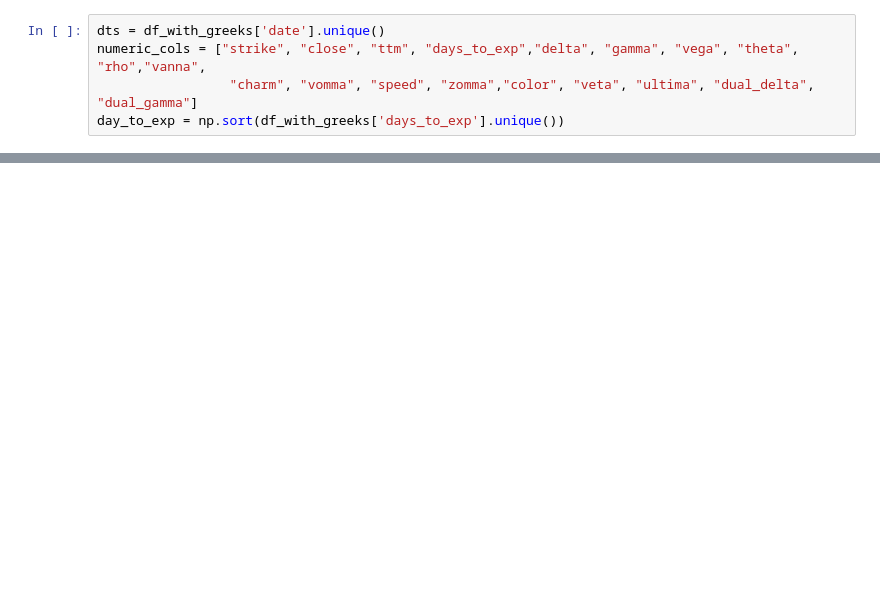
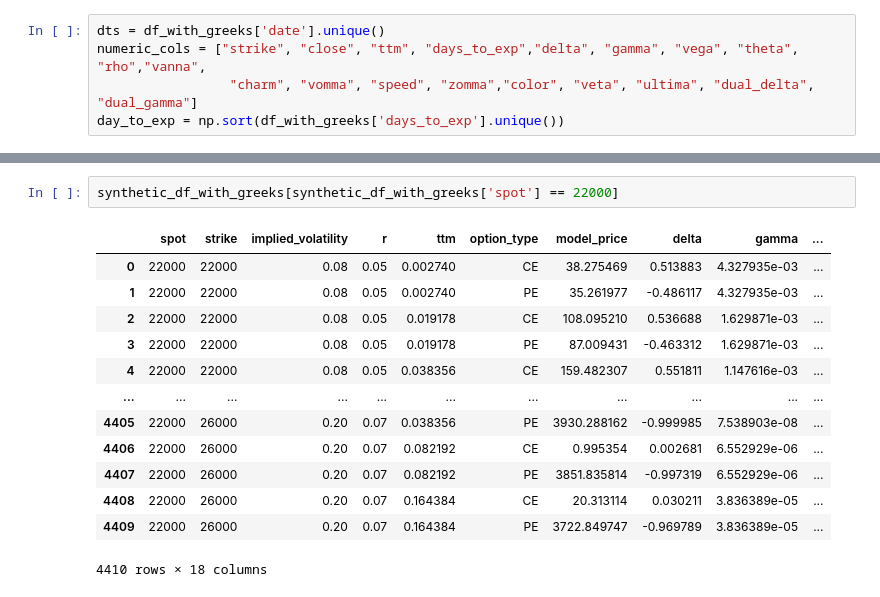
Before and after one commit to akhil-cv/IE612, a Jupyter notebook: Sensi.ipynb, the cells around one changed output, grey strips where cells are left out. Cells and saved outputs as stored; diff of their text form; blank space fills up the shorter version.

```diff
--- a/Sensi.ipynb
+++ b/Sensi.ipynb
@@ -261,0 +623,16 @@ plt.show()
+# %%
+synthetic_df_with_greeks[synthetic_df_with_greeks['spot'] == 22000]
+# %% [output]
+|  | spot | strike | implied_volatility | r | ttm | option_type | model_price | delta | gamma | ... |
+| 0 | 22000 | 22000 | 0.08 | 0.05 | 0.002740 | CE | 38.275469 | 0.513883 | 4.327935e-03 | ... |
+| 1 | 22000 | 22000 | 0.08 | 0.05 | 0.002740 | PE | 35.261977 | -0.486117 | 4.327935e-03 | ... |
+| 2 | 22000 | 22000 | 0.08 | 0.05 | 0.019178 | CE | 108.095210 | 0.536688 | 1.629871e-03 | ... |
+| 3 | 22000 | 22000 | 0.08 | 0.05 | 0.019178 | PE | 87.009431 | -0.463312 | 1.629871e-03 | ... |
+| 4 | 22000 | 22000 | 0.08 | 0.05 | 0.038356 | CE | 159.482307 | 0.551811 | 1.147616e-03 | ... |
+| ... | ... | ... | ... | ... | ... | ... | ... | ... | ... | ... |
+| 4405 | 22000 | 26000 | 0.20 | 0.07 | 0.038356 | PE | 3930.288162 | -0.999985 | 7.538903e-08 | ... |
+| 4406 | 22000 | 26000 | 0.20 | 0.07 | 0.082192 | CE | 0.995354 | 0.002681 | 6.552929e-06 | ... |
+| 4407 | 22000 | 26000 | 0.20 | 0.07 | 0.082192 | PE | 3851.835814 | -0.997319 | 6.552929e-06 | ... |
+| 4408 | 22000 | 26000 | 0.20 | 0.07 | 0.164384 | CE | 20.313114 | 0.030211 | 3.836389e-05 | ... |
+| 4409 | 22000 | 26000 | 0.20 | 0.07 | 0.164384 | PE | 3722.849747 | -0.969789 | 3.836389e-05 | ... |
+4410 rows × 18 columns
```
Also changed, not shown: parts of 21 cells of this notebook, 3 other files.
